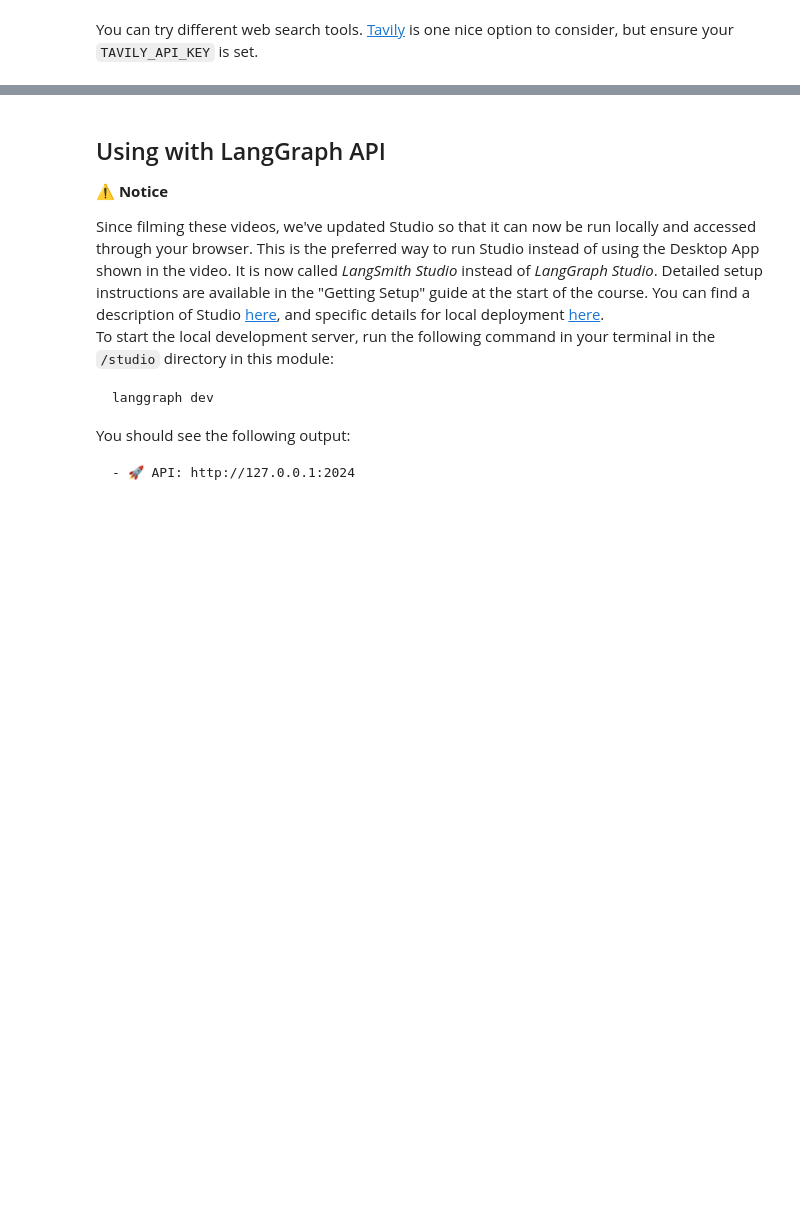
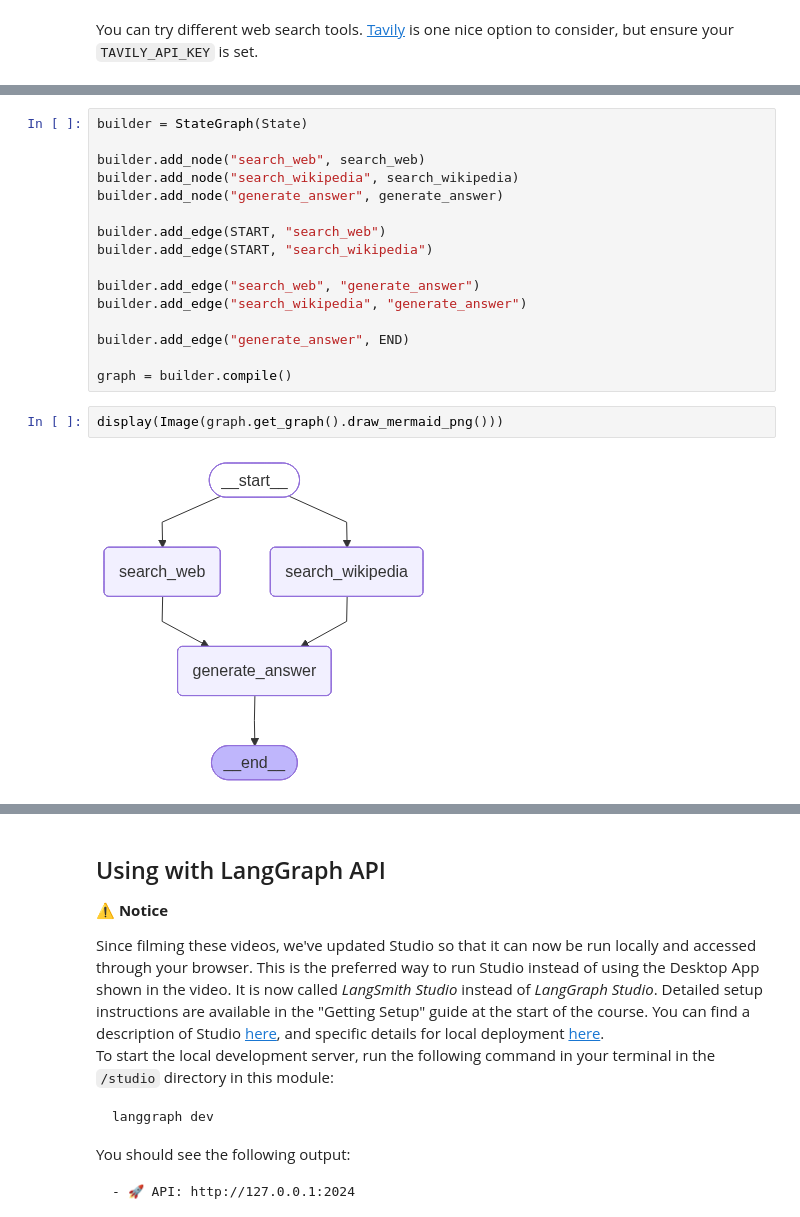
Before and after one commit to murilofarias10/langchain-course, a Jupyter notebook: module-4/parallelization.ipynb, the cells around one changed output, grey strips where cells are left out. Cells and saved outputs as stored; diff of their text form; blank space fills up the shorter version.

Commit message:
applying parallelization concepts and running tavily to do web research and also running wikipidia research, after that fit openai-4o-mini and retrieving it back an answer

```diff
--- a/module-4/parallelization.ipynb
+++ b/module-4/parallelization.ipynb
@@ -390,0 +493,20 @@ result['answer'].content
+# %%
+builder = StateGraph(State)
+
+builder.add_node("search_web", search_web)
+builder.add_node("search_wikipedia", search_wikipedia)
+builder.add_node("generate_answer", generate_answer)
+
+builder.add_edge(START, "search_web")
+builder.add_edge(START, "search_wikipedia")
+
+builder.add_edge("search_web", "generate_answer")
+builder.add_edge("search_wikipedia", "generate_answer")
+
+builder.add_edge("generate_answer", END)
+
+graph = builder.compile()
+# %%
+display(Image(graph.get_graph().draw_mermaid_png()))
+# %% [output]
+[figure, added]
```
Also changed, not shown: parts of 12 cells of this notebook, 8 other files.
